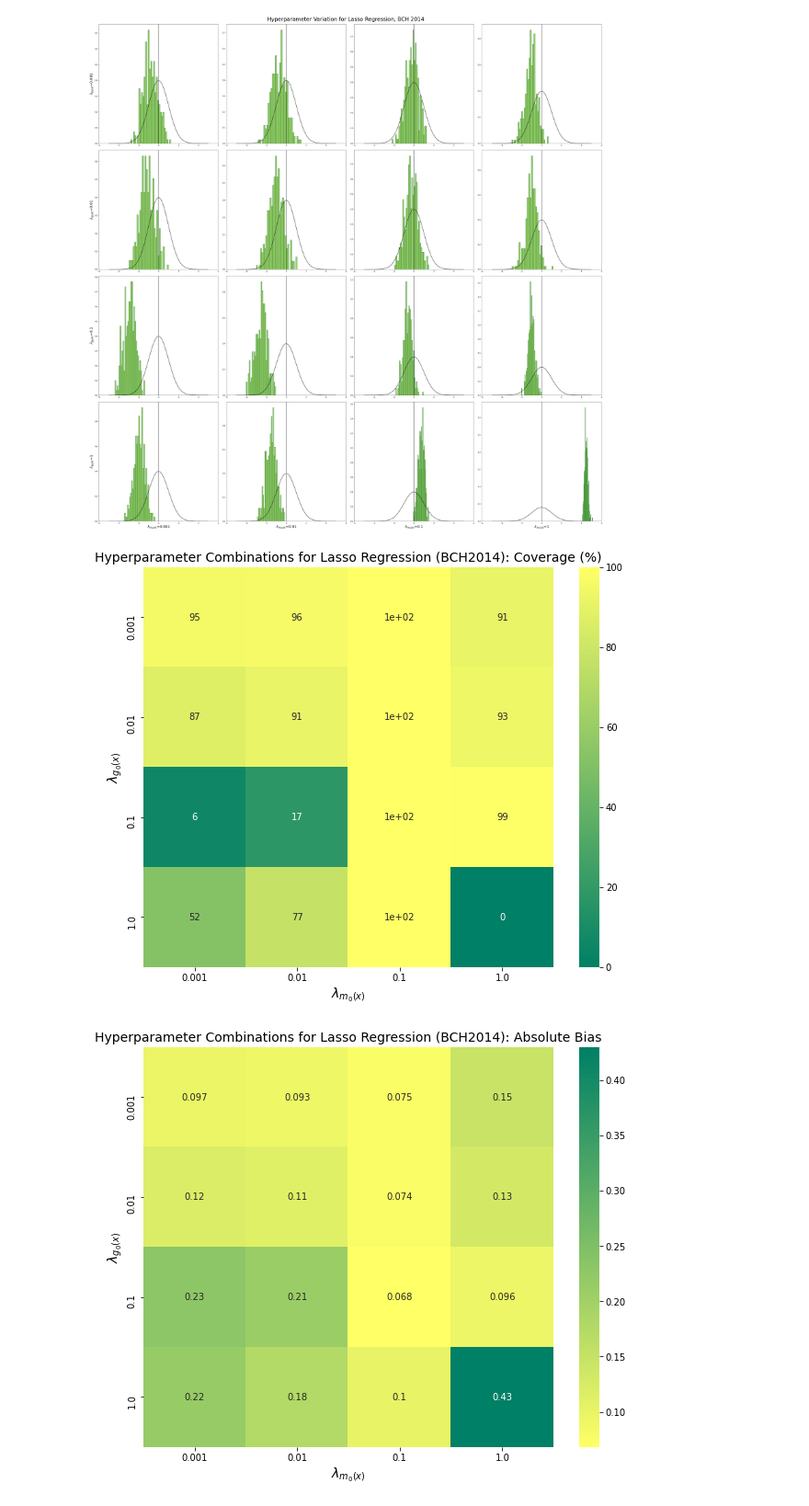
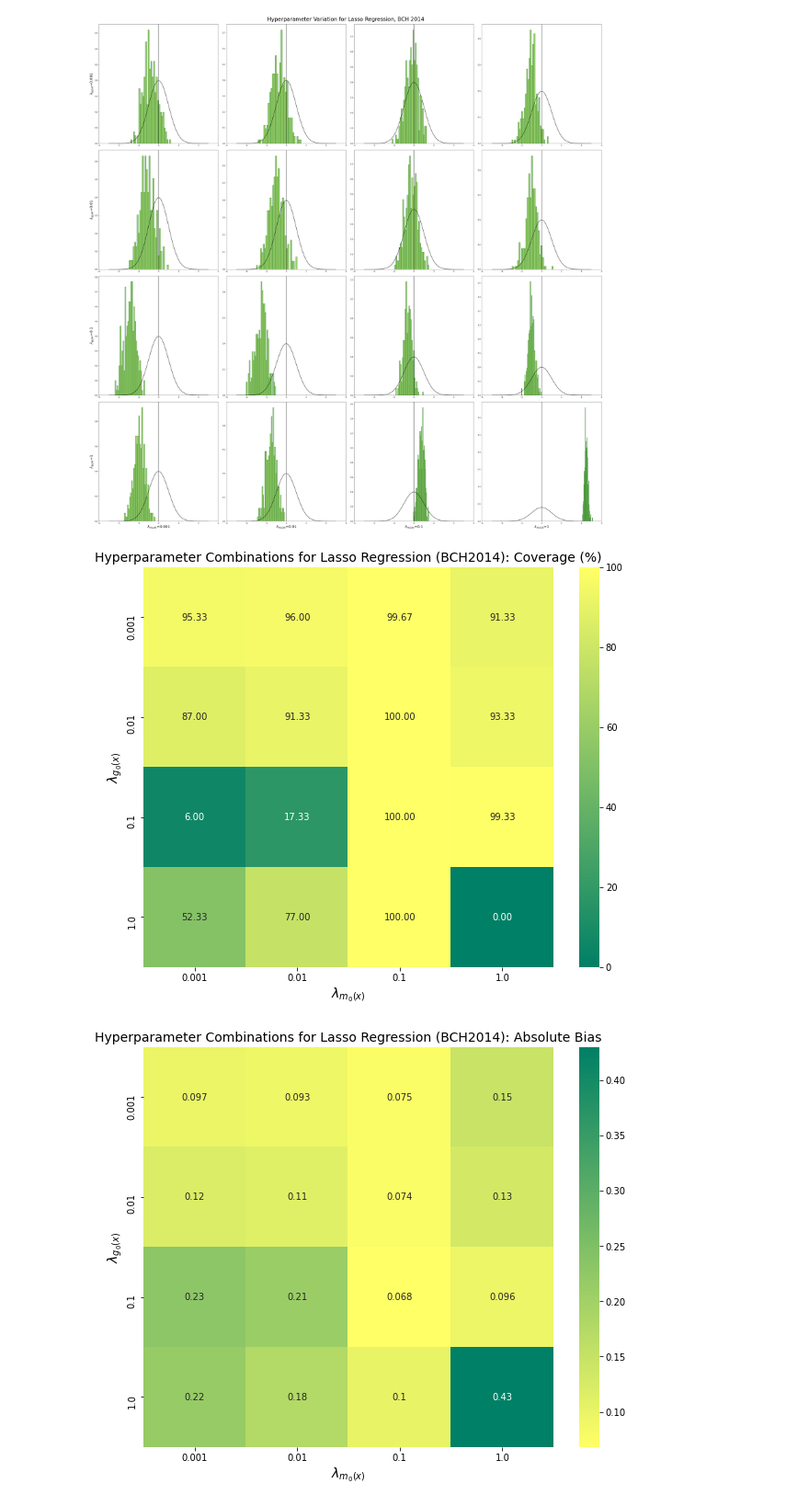
Before and after one commit to JannikKmnn/DoubleML-Hyperparameter-Simulation, a Jupyter notebook: lasso_variation.ipynb, the cells around one changed output. Shown at 92% size. Saved outputs shown, nothing was run; the diff lists cells and outputs as text; code cells hidden in the pictures.

```diff
--- a/lasso_variation.ipynb
+++ b/lasso_variation.ipynb
@@ -185,17 +132,17 @@ plt.savefig("plots/lasso_hyperparameter_variation_BCH2014.png", facecolor="white
 # %%
 coverage_list = [(k[0], k[1], v*100) for k, v in coverage_scores.items()]
 lasso_coverage_df = pd.DataFrame(coverage_list, columns=['ml_l_alphas', 'ml_m_alphas', 'coverage'])
 pivot_table_coverage = lasso_coverage_df.pivot(index='ml_l_alphas', columns='ml_m_alphas', values='coverage')
 
 plt.figure(figsize=(2.5*len(lasso_alpha_hyperparams_ml_l), 2*len(lasso_alpha_hyperparams_ml_m)))
 plt.title("Hyperparameter Combinations for Lasso Regression (BCH2014): Coverage (%)", fontsize=14)
-sns.heatmap(pivot_table_coverage, cmap='summer', annot=True)
+sns.heatmap(pivot_table_coverage, cmap='summer', annot=True, fmt='.2f')
 plt.xlabel('$\\lambda_{m_{0}(x)}$', fontsize=14)
 plt.ylabel('$\\lambda_{g_{0}(x)}$', fontsize=14)
 plt.savefig("plots/lasso_hyperparameters_coverage_BCH2014.png", facecolor="white")
 plt.show()
 # %% [output]
-[figure, old version]
+[figure, new version]
 # %%
 bias_list = [(k[0], k[1], v) for k, v in bias_scores.items()]
 lasso_bias_df = pd.DataFrame(bias_list, columns=['ml_l_alphas', 'ml_m_alphas', 'bias'])
```
Also changed, not shown: parts of 8 cells of this notebook, 2 other files.
